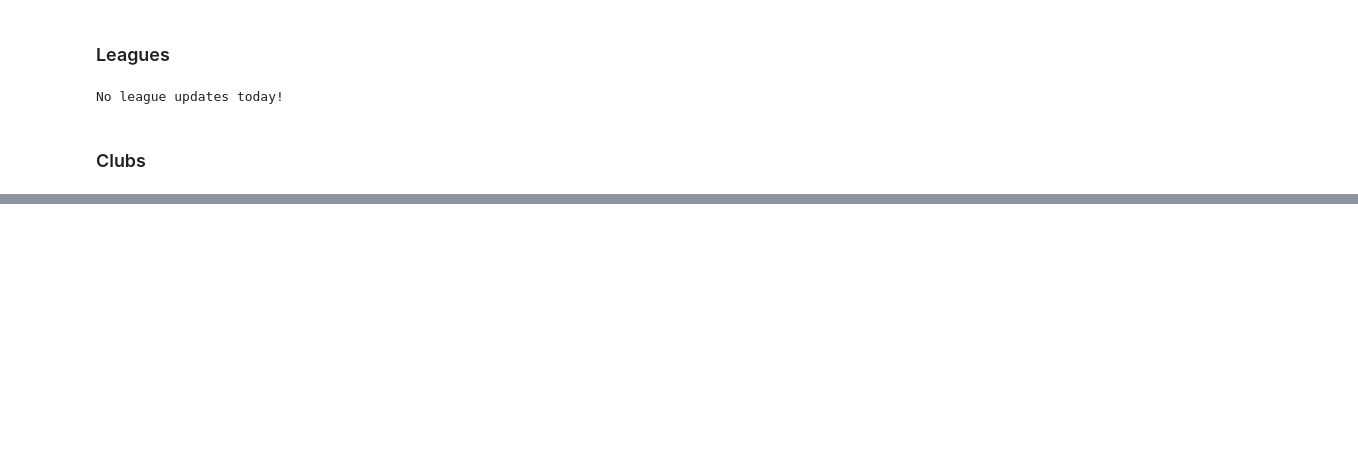
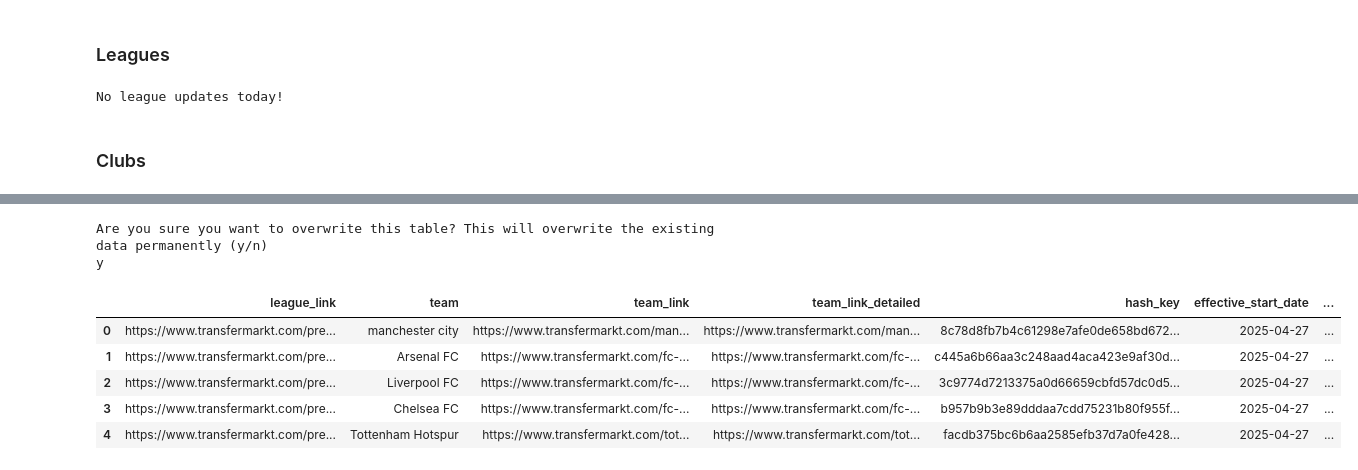
Before and after one commit to kodriscoll609/transfermarkt-monitor, a Jupyter notebook: src/0_source.ipynb, the cells around one changed output, grey strips where cells are left out. Cells and saved outputs as stored; diff of their text form; code cells hidden in the pictures; blank space fills up the shorter version.

```diff
--- a/src/0_source.ipynb
+++ b/src/0_source.ipynb
@@ -63,0 +77,25 @@ https://www.transfermarkt.com/allsvenskan/startseite/wettbewerb/SE1
+# %%
+clubs = load_keys('club', ['club', 'link'])
+
+league_urls = clubs.link.unique()
+
+team_links = []
+
+for idx, league_url in enumerate(league_urls):
+    if idx // 5 == idx / 5:
+        print(f"{round(100*idx/len(league_urls))}% complete")
+    print(league_url)
+    response = requests.get(league_url, headers=headers)
+    soup = BeautifulSoup(response.content, "html.parser")
+
+    # Find the table containing the teams
+    temp = soup.select('table.items tbody tr')
+    for row in soup.select('table.items tbody tr'):
+        link_tag = row.select_one('td.hauptlink a')
+        if link_tag:
+            team_name = link_tag.text.strip()
+            relative_link = link_tag['href']
+            #filter out top scorer links
+            if r"profil/spieler" not in relative_link:
+                full_link = "https://www.transfermarkt.com" + relative_link
+                team_links.append((league_url, team_name, full_link))
@@ -63,0 +120,26 @@ https://www.transfermarkt.com/allsvenskan/startseite/wettbewerb/SE1
+# %%
+teams_df = pd.DataFrame(team_links, columns = ['league_link', 'team', 'team_link']).drop_duplicates()
+teams_df = teams_df[teams_df.team_link.str.contains("start")]
+
+def createDetailedURL(url):
+    return url.replace('startseite', 'kader') + r"/plus/1"
+
+teams_df["team_link_detailed"] = teams_df['team_link'].apply(lambda x: createDetailedURL(x))
+teams_df = historize(teams_df)
+
+replace_table("club_links", teams_df)
+# %% [output]
+Are you sure you want to overwrite this table? This will overwrite the existing data permanently (y/n)
+y
+# %%
+temp = teams_df.copy()
+temp['team'] = temp['team'].apply(lambda x: x.lower() if 'City' in x else x)
+temp = historize(temp)
+temp.head()
+# %% [output]
+|  | league_link | team | team_link | team_link_detailed | hash_key | effective_start_date | ... |
+| 0 | https://www.transfermarkt.com/pre... | manchester city | https://www.transfermarkt.com/man... | https://www.transfermarkt.com/man... | 8c78d8fb7b4c61298e7afe0de658bd672... | 2025-04-27 | ... |
+| 1 | https://www.transfermarkt.com/pre... | Arsenal FC | https://www.transfermarkt.com/fc-... | https://www.transfermarkt.com/fc-... | c445a6b66aa3c248aad4aca423e9af30d... | 2025-04-27 | ... |
+| 2 | https://www.transfermarkt.com/pre... | Liverpool FC | https://www.transfermarkt.com/fc-... | https://www.transfermarkt.com/fc-... | 3c9774d7213375a0d66659cbfd57dc0d5... | 2025-04-27 | ... |
+| 3 | https://www.transfermarkt.com/pre... | Chelsea FC | https://www.transfermarkt.com/fc-... | https://www.transfermarkt.com/fc-... | b957b9b3e89dddaa7cdd75231b80f955f... | 2025-04-27 | ... |
+| 4 | https://www.transfermarkt.com/pre... | Tottenham Hotspur | https://www.transfermarkt.com/tot... | https://www.transfermarkt.com/tot... | facdb375bc6b6aa2585efb37d7a0fe428... | 2025-04-27 | ... |
```
Also changed, not shown: parts of 9 cells of this notebook, 1 other file.
